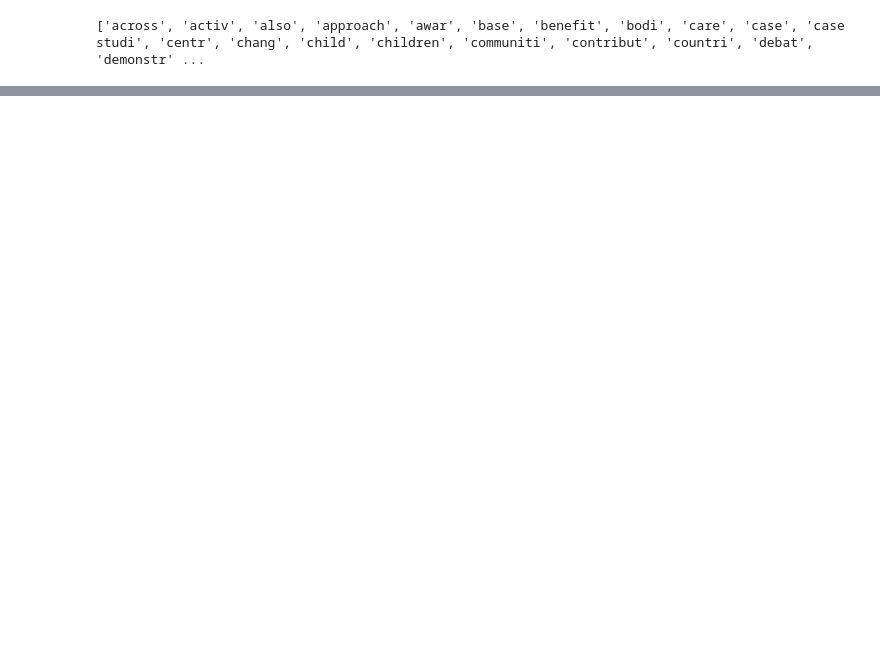
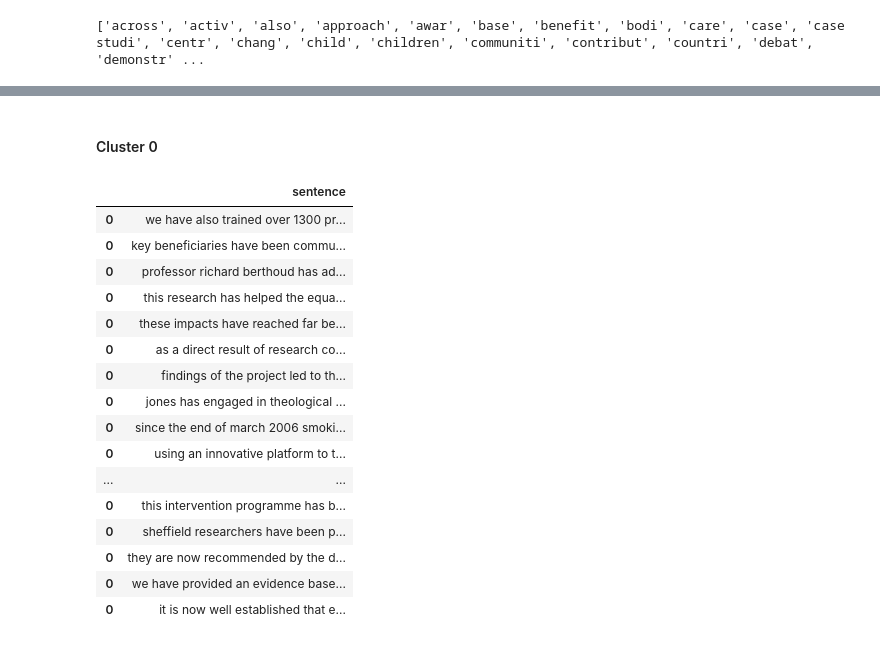
Before and after one commit to joausaga/impact-classifier, a Jupyter notebook: social_impact_data_generator.ipynb, the cells around one changed output, grey strips where cells are left out. Drawn from its saved outputs; the diff is of its cells as text; code cells hidden in the pictures; blank space fills up the shorter version.

```diff
--- a/social_impact_data_generator.ipynb
+++ b/social_impact_data_generator.ipynb
@@ -297,0 +309,25 @@ Cluster 1 words: research, development, policy, impact, uk, used,
+# %%
+sample_size=20
+# %% [markdown]
+#### Cluster 0
+# %%
+sample_cluster0 = clusters_df.loc[0].sample(n=sample_size, random_state=1)
+sample_cluster0
+# %% [output]
+|  | sentence |
+| 0 | we have also trained over 1300 pr... |
+| 0 | key beneficiaries have been commu... |
+| 0 | professor richard berthoud has ad... |
+| 0 | this research has helped the equa... |
+| 0 | these impacts have reached far be... |
+| 0 | as a direct result of research co... |
+| 0 | findings of the project led to th... |
+| 0 | jones has engaged in theological ... |
+| 0 | since the end of march 2006 smoki... |
+| 0 | using an innovative platform to t... |
+| ... | ... |
+| 0 | this intervention programme has b... |
+| 0 | sheffield researchers have been p... |
+| 0 | they are now recommended by the d... |
+| 0 | we have provided an evidence base... |
+| 0 | it is now well established that e... |
```
Also changed, not shown: parts of 20 cells of this notebook, 1 other file.
